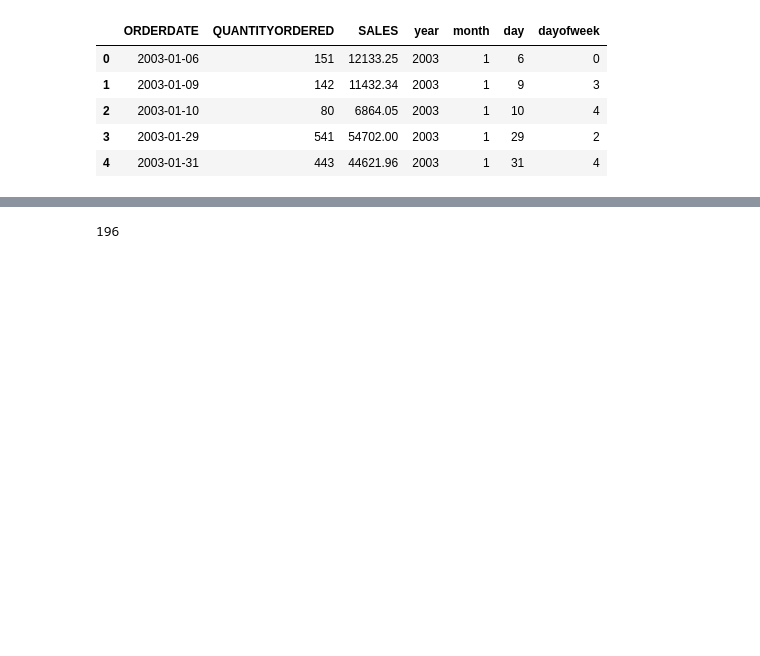
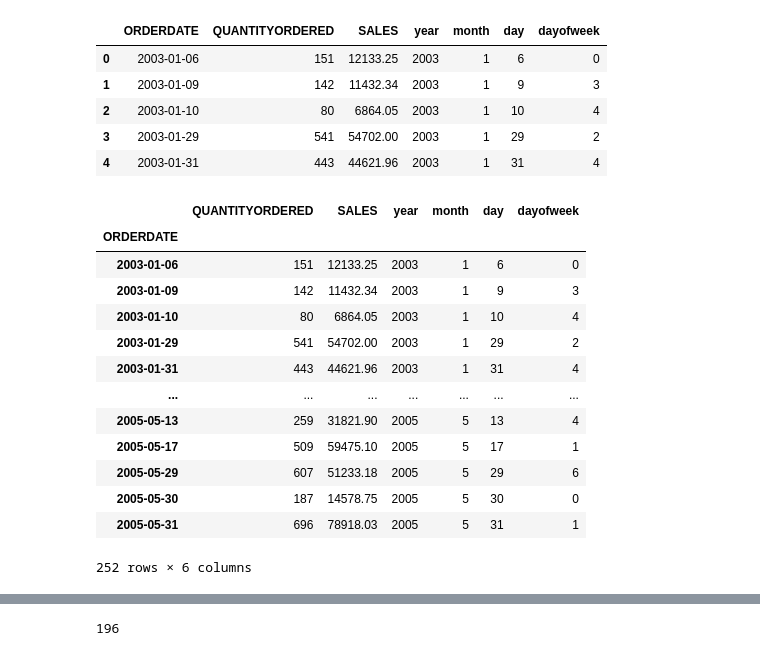
Before and after one commit to Rutuja6299/Woodpecker, a Jupyter notebook: Demand_forecast_.ipynb, the cells around one changed output, grey strips where cells are left out. Saved outputs shown, nothing was run; the diff lists cells and outputs as text; code cells hidden in the pictures; blank space fills up the shorter version.

```diff
--- a/Demand_forecast_.ipynb
+++ b/Demand_forecast_.ipynb
@@ -134,6 +154,24 @@ daily_demand.head()
 | 2 | 2003-01-10 | 80 | 6864.05 | 2003 | 1 | 10 | 4 |
 | 3 | 2003-01-29 | 541 | 54702.00 | 2003 | 1 | 29 | 2 |
 | 4 | 2003-01-31 | 443 | 44621.96 | 2003 | 1 | 31 | 4 |
+# %%
+daily_demand.set_index('ORDERDATE', inplace=True)
+daily_demand
+# %% [output]
+|  | QUANTITYORDERED | SALES | year | month | day | dayofweek |
+| ORDERDATE |  |  |  |  |  |  |
+| 2003-01-06 | 151 | 12133.25 | 2003 | 1 | 6 | 0 |
+| 2003-01-09 | 142 | 11432.34 | 2003 | 1 | 9 | 3 |
+| 2003-01-10 | 80 | 6864.05 | 2003 | 1 | 10 | 4 |
+| 2003-01-29 | 541 | 54702.00 | 2003 | 1 | 29 | 2 |
+| 2003-01-31 | 443 | 44621.96 | 2003 | 1 | 31 | 4 |
+| ... | ... | ... | ... | ... | ... | ... |
+| 2005-05-13 | 259 | 31821.90 | 2005 | 5 | 13 | 4 |
+| 2005-05-17 | 509 | 59475.10 | 2005 | 5 | 17 | 1 |
+| 2005-05-29 | 607 | 51233.18 | 2005 | 5 | 29 | 6 |
+| 2005-05-30 | 187 | 14578.75 | 2005 | 5 | 30 | 0 |
+| 2005-05-31 | 696 | 78918.03 | 2005 | 5 | 31 | 1 |
+252 rows × 6 columns
 # %%
 # Decompose using a period of 3 (quarterly seasonality)
 decomposition = seasonal_decompose(daily_demand['QUANTITYORDERED'], model='additive', period=12)
```
Also changed, not shown: parts of 9 cells of this notebook.
